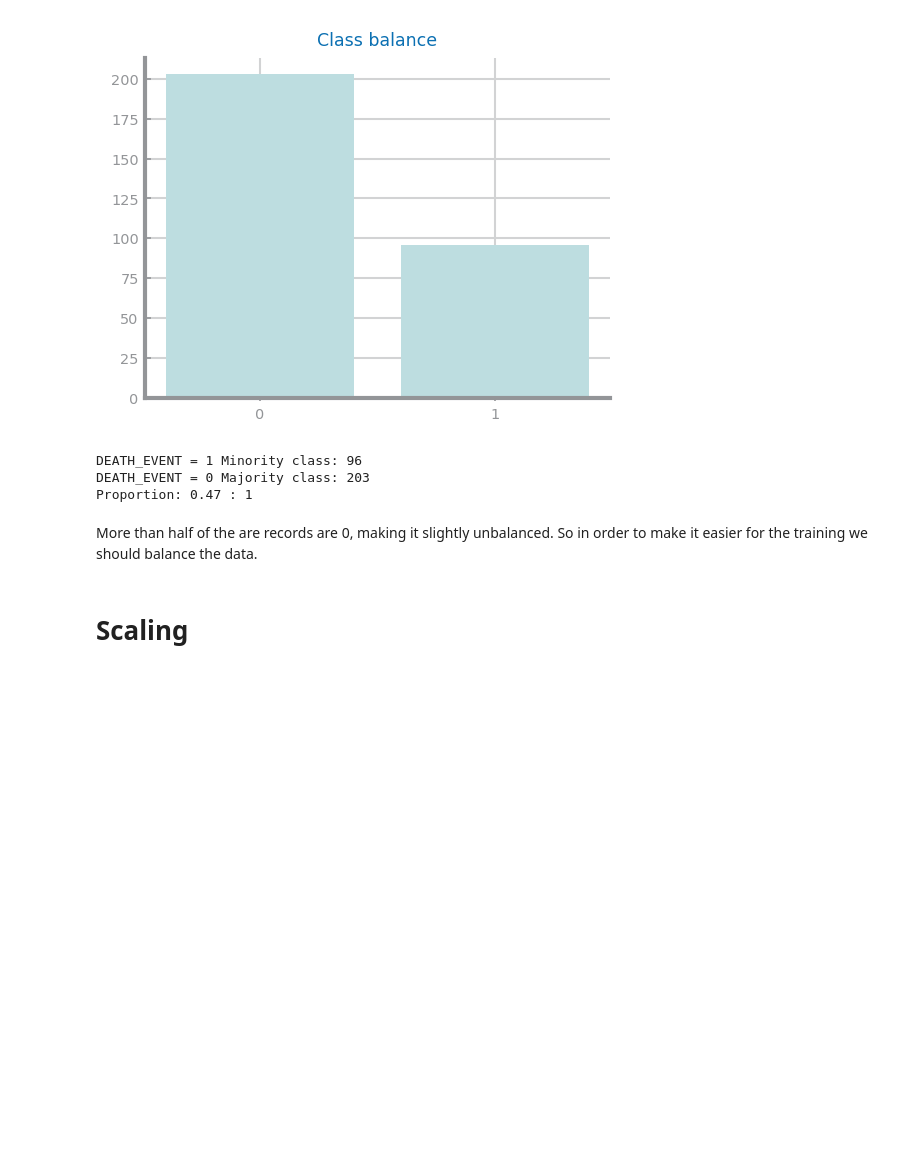
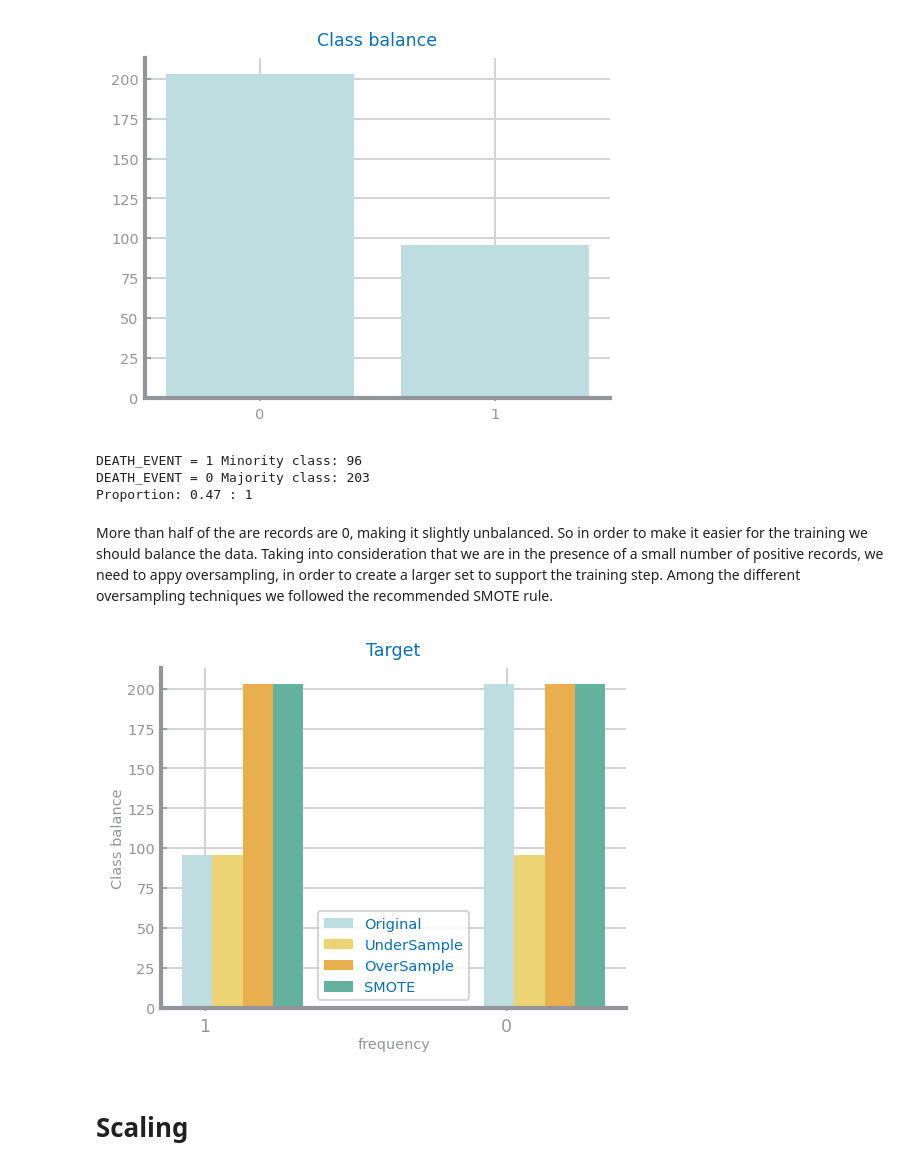
Before and after one commit to diogo-costa98/cdados, a Jupyter notebook: Lab3/Lab3_heart_failure.ipynb, the cells around one changed output. Saved outputs shown, nothing was run; the diff lists cells and outputs as text; code cells hidden in the pictures; blank space fills up the shorter version.

```diff
--- a/Lab3/Lab3_heart_failure.ipynb
+++ b/Lab3/Lab3_heart_failure.ipynb
@@ -55,6 +56,33 @@ DEATH_EVENT = 0 Majority class: 203
 Proportion: 0.47 : 1
 # %% [markdown]
 More than half of the are records are 0, making it slightly unbalanced. So in order to make it easier for the training we should balance the data.
+Taking into consideration that we are in the presence of a small number of positive records, we need to appy oversampling, in order to create a larger set to support the training step. Among the different oversampling techniques we followed the recommended SMOTE rule.
+# %%
+RANDOM_STATE = 42
+values = {'Original': [target_count.values[ind_min_class], target_count.values[1-ind_min_class]]}
+
+df_class_min = original_data[original_data['DEATH_EVENT'] == min_class]
+df_class_max = original_data[original_data['DEATH_EVENT'] != min_class]
+
+df_under = df_class_max.sample(len(df_class_min))
+values['UnderSample'] = [target_count.values[ind_min_class], len(df_under)]
+
+df_over = df_class_min.sample(len(df_class_max), replace=True)
+values['OverSample'] = [len(df_over), target_count.values[1-ind_min_class]]
+
+smote = SMOTE(sampling_strategy='minority', random_state=RANDOM_STATE)
+y = original_data.pop('DEATH_EVENT').values
+X = original_data.values
+smote_X, smote_y = smote.fit_sample(X, y)
+smote_target_count = pd.Series(smote_y).value_counts()
+values['SMOTE'] = [smote_target_count.values[ind_min_class], smote_target_count.values[1-ind_min_class]]
+
+fig = plt.figure()
+ds.multiple_bar_chart([target_count.index[ind_min_class], target_count.index[1-ind_min_class]], values,
+                      title='Target', xlabel='frequency', ylabel='Class balance')
+plt.show()
+# %% [output]
+[figure, added]
 # %% [markdown]
 # Scaling
 # %%
```
Also changed, not shown: parts of 1 cell of this notebook, 1 other file.
